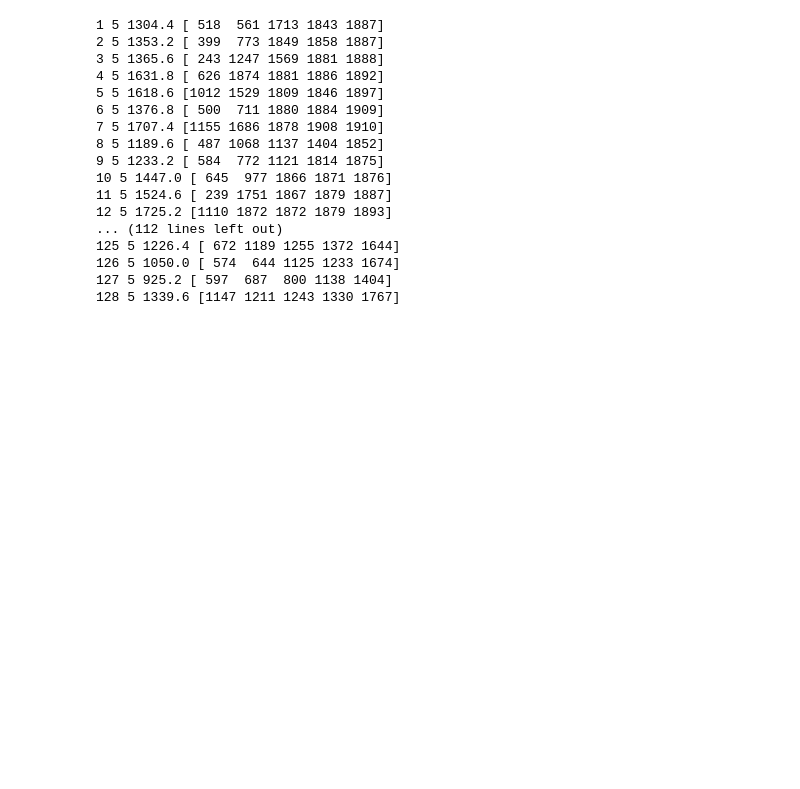
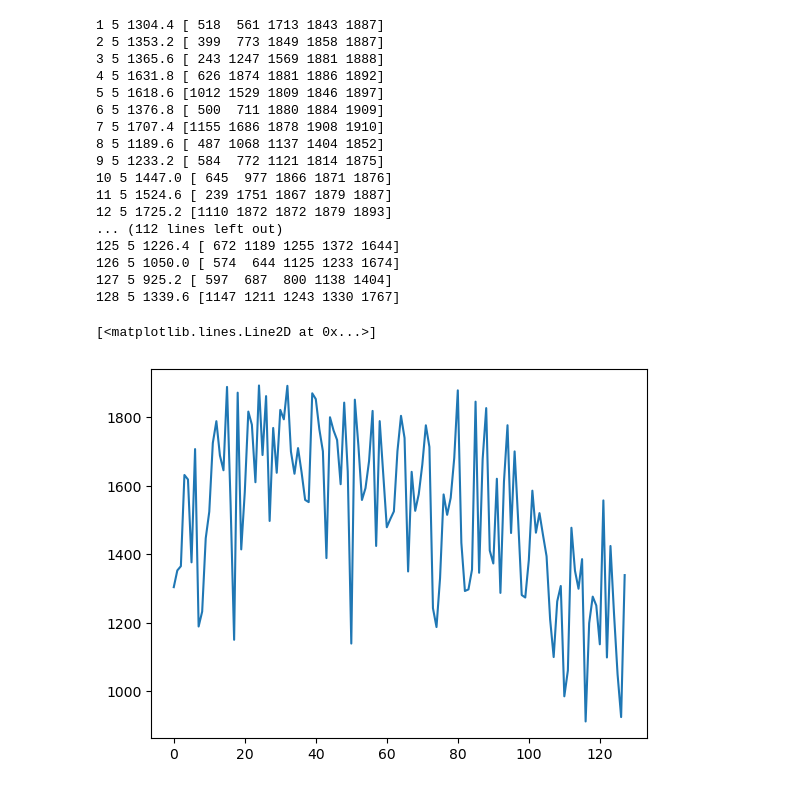
Before and after one commit to AdvancedResearchInnovationCenter/TactiGraph, a Jupyter notebook: src/end_to_end.ipynb, the cells around one changed output. Cells and saved outputs as stored; diff of their text form; code cells hidden in the pictures; blank space fills up the shorter version.

```diff
--- a/src/end_to_end.ipynb
+++ b/src/end_to_end.ipynb
@@ -282,9 +282,13 @@ np.argsort(n_events_case)[:10]
 # %% [output]
 array([ 52,  14,   9,  82,  88, 333,  38,  25,   2, 100])
 # %%
+means = []
+mins = []
+maxs = []
 for i in range(1, 129):
     idx= np.where(np.array(label_contact_case) == i)[0]
     sort = np.sort(n_events_case[idx])
+    means.append(np.mean(sort))
     print(i,  len(idx), np.mean(sort), sort)
 # %% [output]
 1 5 1304.4 [ 518  561 1713 1843 1887]
@@ -304,3 +308,8 @@ for i in range(1, 129):
 126 5 1050.0 [ 574  644 1125 1233 1674]
 127 5 925.2 [ 597  687  800 1138 1404]
 128 5 1339.6 [1147 1211 1243 1330 1767]
+# %%
+plt.plot(means)
+# %% [output]
+[<matplotlib.lines.Line2D at 0x...>]
+[figure, added]
```
Also changed, not shown: parts of 1 cell of this notebook, 12 other files.
